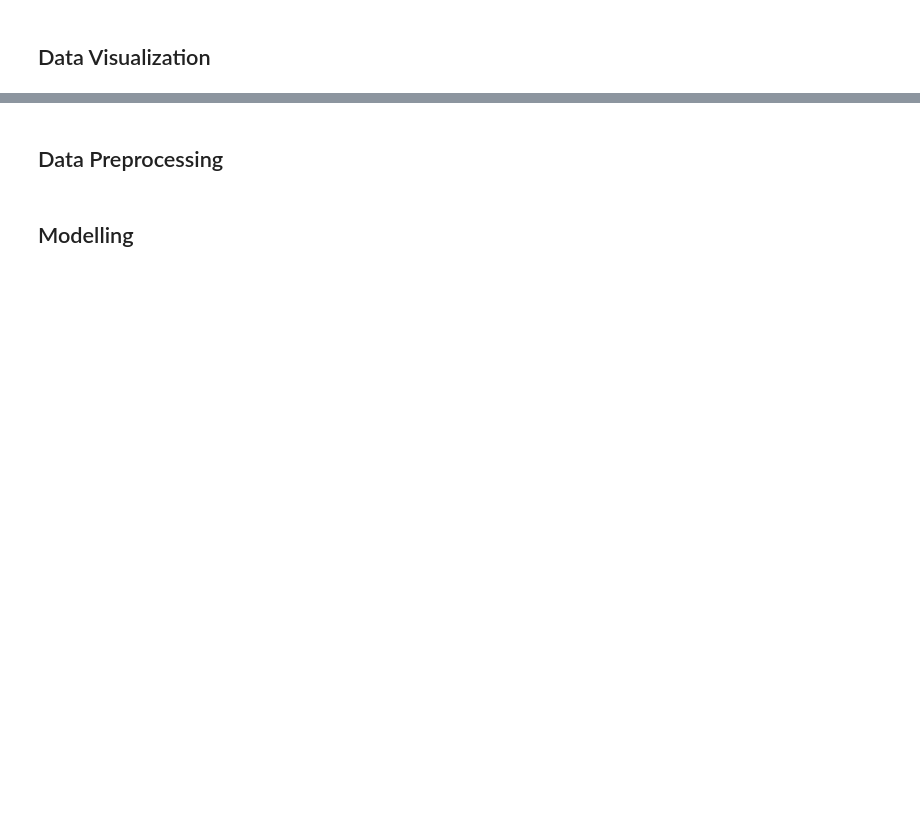
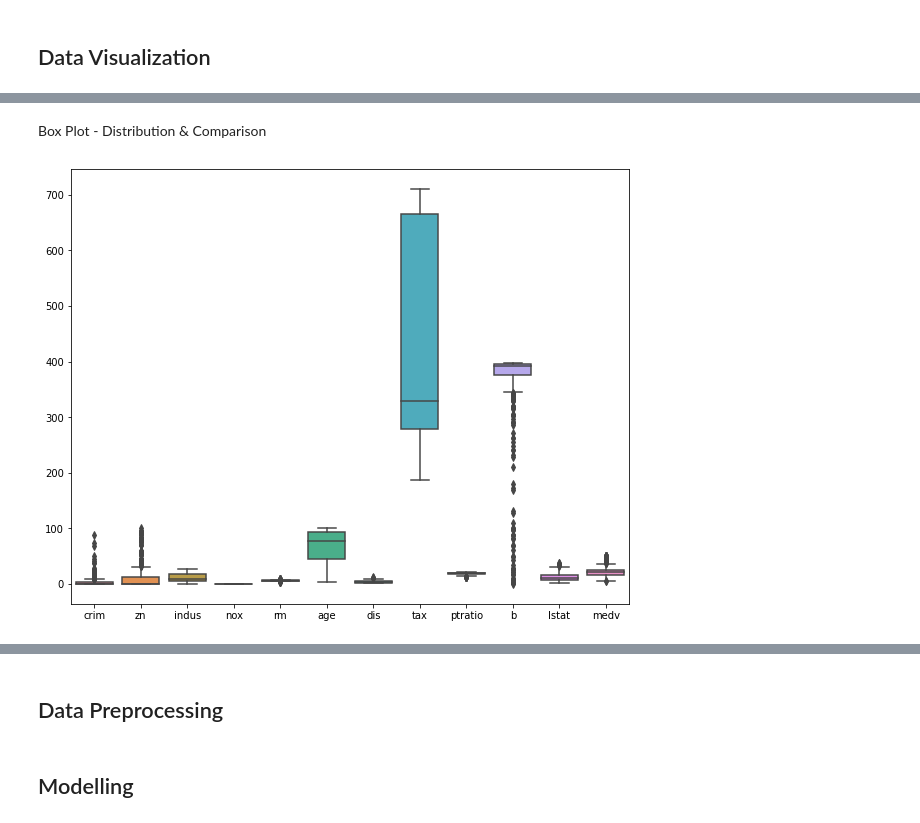
Before and after one commit to MaxZx3000/Boston-Housing-Machine-Learning, a Jupyter notebook: Assignment2_Anthony Kevin Oktavius.ipynb, the cells around one changed output, grey strips where cells are left out. Saved outputs shown, nothing was run; the diff lists cells and outputs as text; code cells hidden in the pictures; blank space fills up the shorter version.

```diff
--- a/Assignment2_Anthony Kevin Oktavius.ipynb
+++ b/Assignment2_Anthony Kevin Oktavius.ipynb
@@ -89,0 +232,9 @@ housing_df.describe()
+# %% [markdown]
+Box Plot - Distribution & Comparison
+# %%
+figure = get_plot_figure(10, 8)
+
+sns.boxplot(data = housing_df[numerical_features])
+plt.show()
+# %% [output]
+[figure, added]
```
Also changed, not shown: parts of 35 cells of this notebook.
